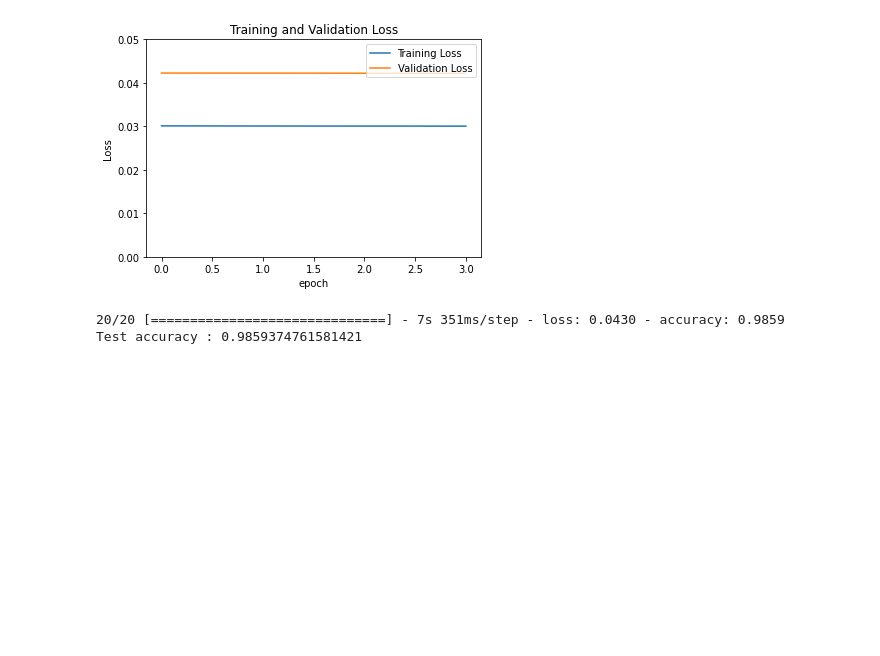
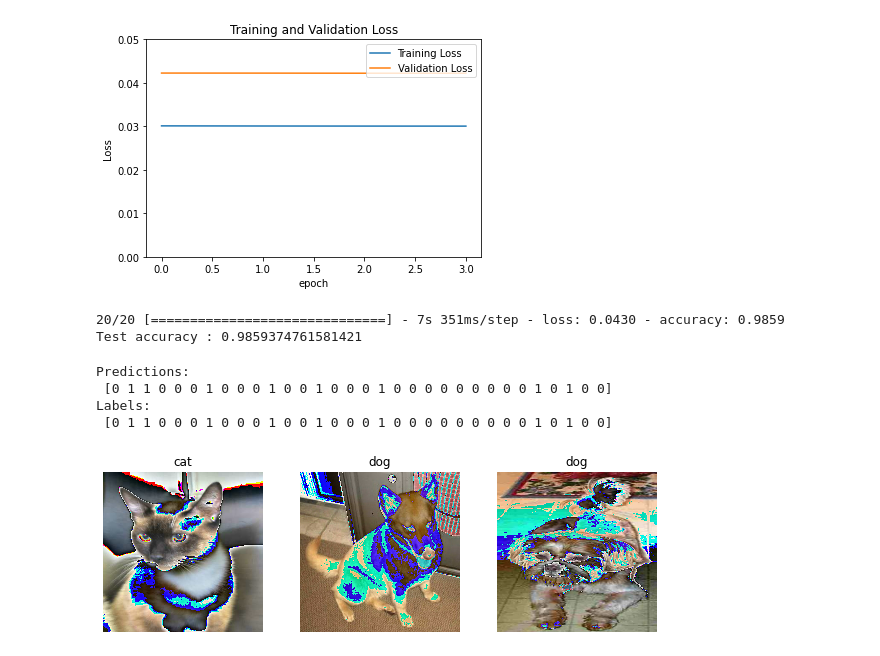
Before and after one commit to antonatem/tensorflow-core, a Jupyter notebook: models/convolutional-neural-network/pretrained-model-image-classification.ipynb, the cells around one changed output. Drawn from its saved outputs; the diff is of its cells as text; code cells hidden in the pictures; blank space fills up the shorter version.

Commit message:
Make predictions on the data and compare with actual labels

```diff
--- a/models/convolutional-neural-network/pretrained-model-image-classification.ipynb
+++ b/models/convolutional-neural-network/pretrained-model-image-classification.ipynb
@@ -260,3 +260,28 @@ print('Test accuracy :', accuracy)
 [figure]
 20/20 [==============================] - 7s 351ms/step - loss: 0.0430 - accuracy: 0.9859
 Test accuracy : 0.9859374761581421
+# %%
+import numpy as np
+#Retrieve a batch of images from the test set
+image_batch, label_batch = test_batches.as_numpy_iterator().next()
+predictions = model.predict_on_batch(image_batch).flatten()
+
+# Apply a sigmoid since our model returns logits
+predictions = tf.nn.sigmoid(predictions)
+predictions = tf.where(predictions < 0.5, 0, 1)
+
+print('Predictions:\n', predictions.numpy())
+print('Labels:\n', label_batch)
+
+plt.figure(figsize=(10, 10))
+for i in range(3):
+    ax = plt.subplot(3, 3, i + 1)
+    plt.imshow(np.uint8(image_batch[i] * 255))
+    plt.title(get_label_name(predictions[i]))
+    plt.axis("off")
+# %% [output]
+Predictions:
+ [0 1 1 0 0 0 1 0 0 0 1 0 0 1 0 0 0 1 0 0 0 0 0 0 0 0 0 1 0 1 0 0]
+Labels:
+ [0 1 1 0 0 0 1 0 0 0 1 0 0 1 0 0 0 1 0 0 0 0 0 0 0 0 0 1 0 1 0 0]
+[figure, added]
```
